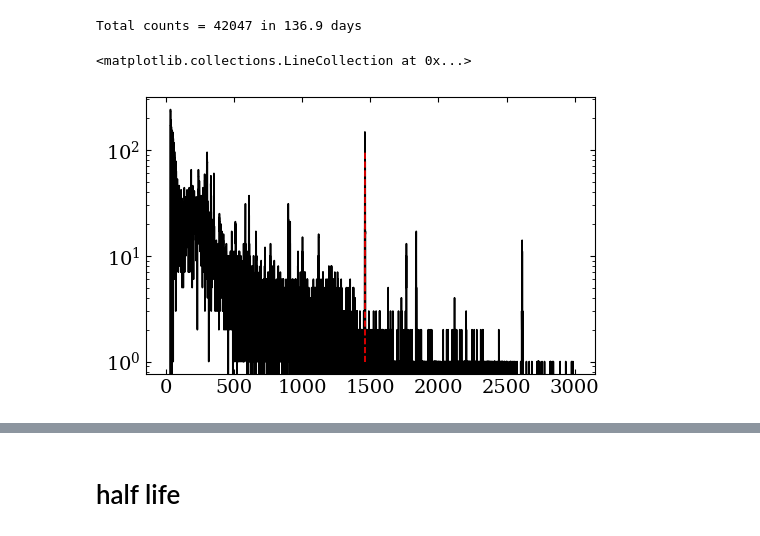
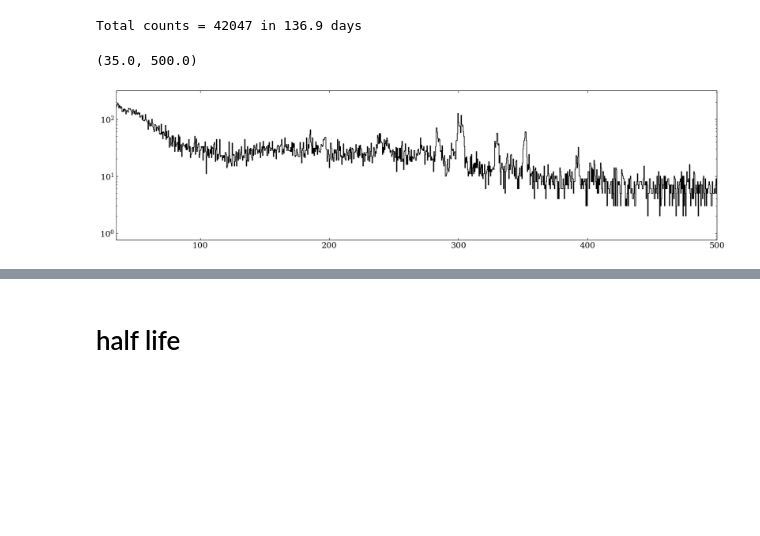
Before and after one commit to RitaF00/ZrO2-double-beta-decay, a Jupyter notebook: 94Zr_finale.ipynb, the cells around one changed output, grey strips where cells are left out. Drawn from its saved outputs; the diff is of its cells as text; code cells hidden in the pictures; blank space fills up the shorter version.

```diff
--- a/94Zr_finale.ipynb
+++ b/94Zr_finale.ipynb
@@ -103,7 +103,7 @@ def make_histogram(E, spectrum, bins):
     counts, edges = np.histogram(E, bins=bins, weights=spectrum)
     centers = 0.5 * (edges[1:] + edges[:-1])
 
-    return centers, counts
+    return centers, edges, counts
 # %%
 
 # ============================================================
@@ -220,14 +137,14 @@ def build_total_spectrum(files_config, bins):
             ENERGY_RANGE,
         )
 
-        E_centers, counts = make_histogram(E, spectrum, bins)
+        E_centers, E_edge,  counts = make_histogram(E, spectrum, bins)
 
         all_histograms.append(counts)
         total_time += cfg["time"]
 
     total_counts = np.sum(all_histograms, axis=0)
 
-    return E_centers, total_counts, total_time
+    return E_centers, E_edge,  total_counts, total_time
 # %% [markdown]
 # inizio
 # %%
@@ -253,7 +170,9 @@ FILES = {
 }
 # %%
 ENERGY_RANGE = (0, 3000)
-BIN_WIDTH = 0.4
+BIN_WIDTH = 0.42
+
+BINS = np.arange(ENERGY_RANGE[0], ENERGY_RANGE[1], BIN_WIDTH)
 
 BACKGROUND_PEAKS = {
 
@@ -266,9 +185,17 @@ BACKGROUND_PEAKS = {
 BACKGROUND_PEAKS = {
 
    "208Tl" : {"E":860.45, "N":0},
-   "84Rb + 206Pb(n,gamma)":  {"E":881.6, "N":0},
+   "84Rb":  {"E":881.6, "N":0},
     "88Y":  {"E":898, "N":0},
     "228Ac":  {"E":911.204, "N":0}
+}
+
+BACKGROUND_PEAKS = {
+
+    "²⁰⁸Tl": {"E": 860.45, "N": 0},
+    "⁸⁴Rb":  {"E": 881.6,  "N": 0},
+    "⁸⁸Y":   {"E": 898,    "N": 0},
+    "²²⁸Ac": {"E": 911.204, "N": 0}
 }
 
 
@@ -285,16 +212,8 @@ SAMPLING_CONFIG = {
     "target_accept": 0.95,
 }
 # %%
-# ============================================================
-# MAIN DATA PREPARATION
-# ============================================================
-BINS = np.arange(
-    ENERGY_RANGE[0],
-    ENERGY_RANGE[1] + BIN_WIDTH,
-    BIN_WIDTH
-)
+E_tot, E_edge, Ntot, t_tot = build_total_spectrum(FILES, BINS)
 
-E_tot, Ntot, t_tot = build_total_spectrum(FILES, BINS)
 
 print(
     f"Total counts = {np.sum(Ntot):.0f} "
@@ -303,12 +222,14 @@ print(
 # %% [output]
 Total counts = 42047 in 136.9 days
 # %%
+plt.figure(figsize=(20,5))
 plt.step(E_tot, Ntot, where="mid", color="black")
 plt.yscale('log')
 plt.vlines(1460, 1, 100, color='red', linestyle='dashed')
+plt.xlim(35,500)
 # %% [output]
-<matplotlib.collections.LineCollection at 0x...>
+(35.0, 500.0)
-[figure, old version]
+[figure, new version]
 # %%
 roi_mask = (
     (E_tot > SIGNAL["roi"][0]) &
```
Also changed, not shown: parts of 21 cells of this notebook, 4 other files.
